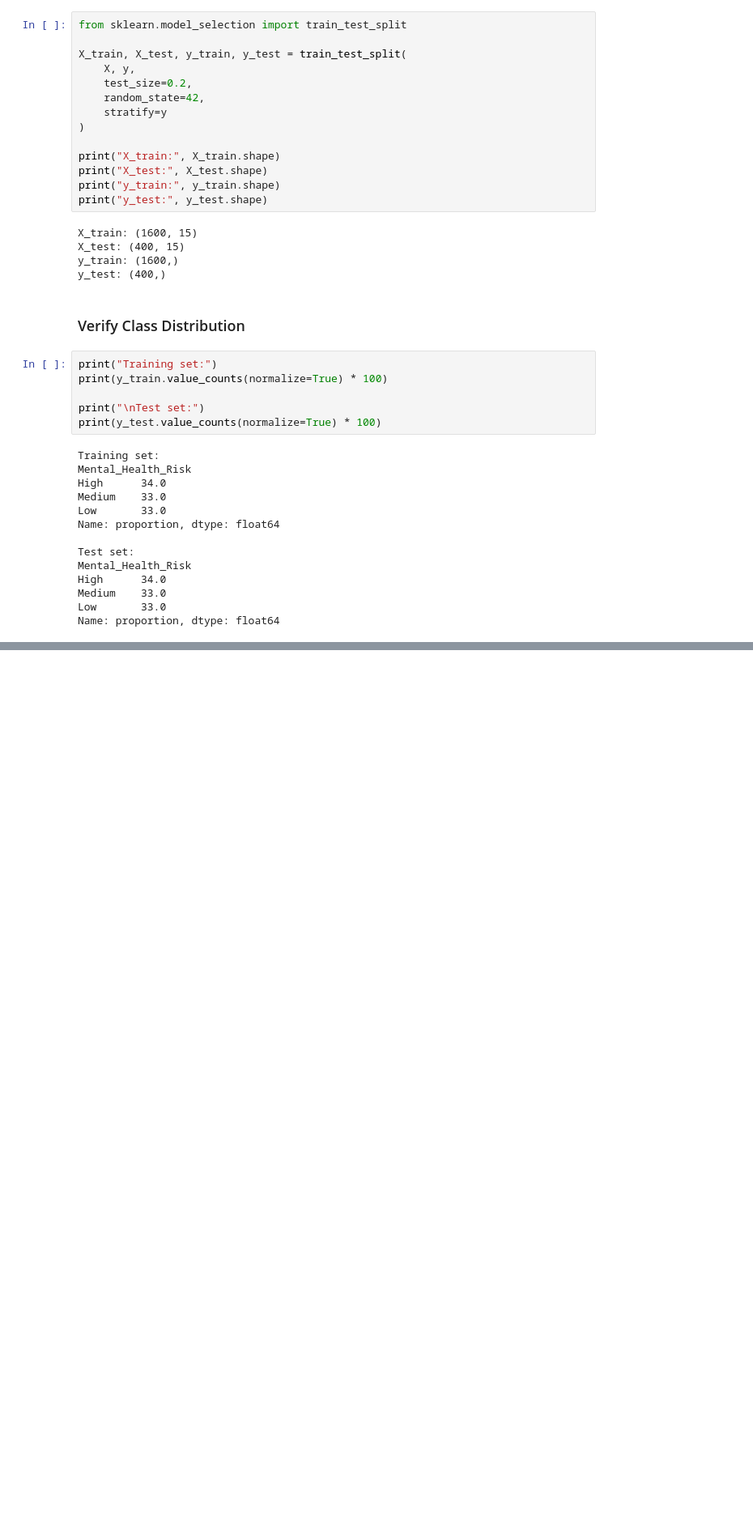
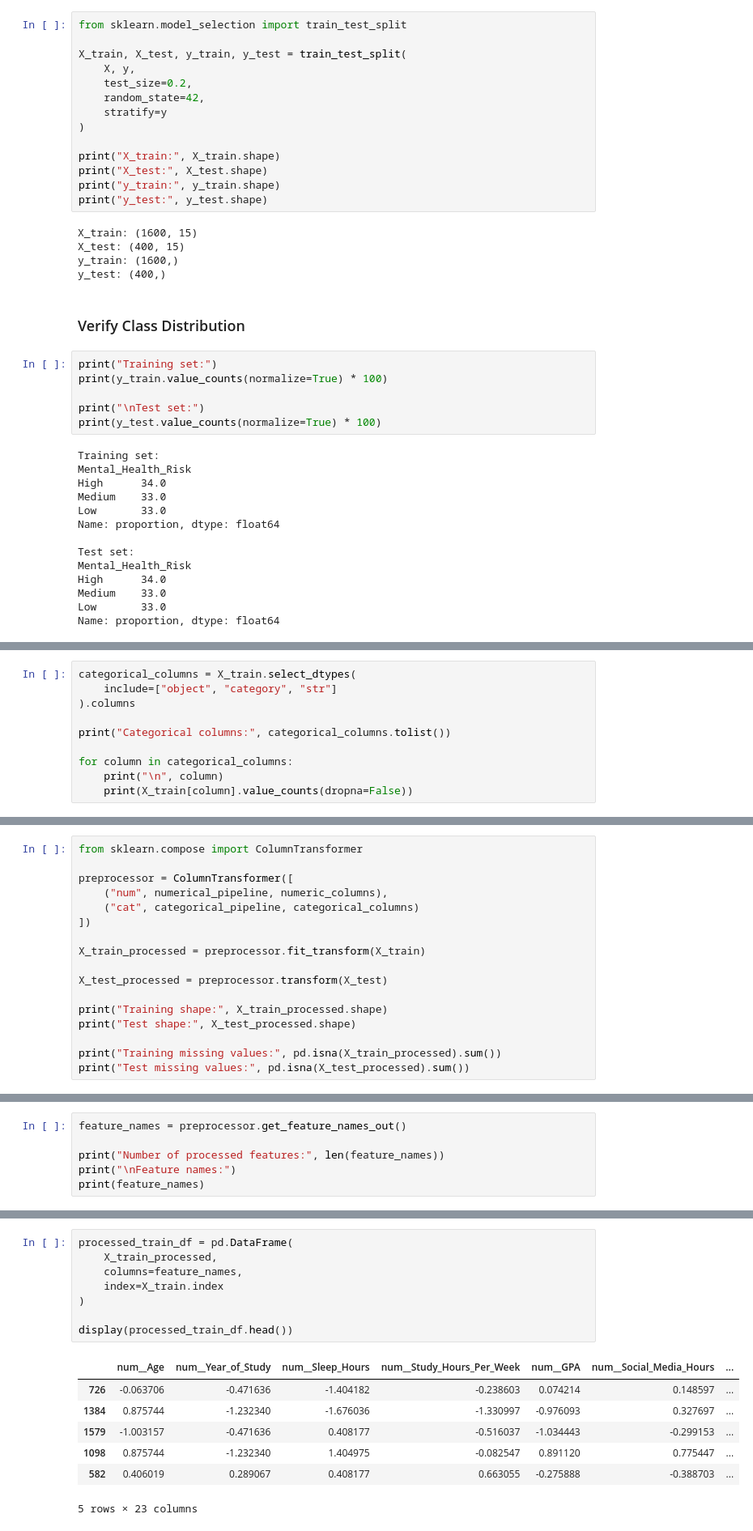
Before and after one commit to YounessAitJamaa/student-mental-health-risk, a Jupyter notebook: notebooks/01_data_exploration.ipynb, the cells around one changed output, grey strips where cells are left out. Shown at 81% size. Cells and saved outputs as stored; diff of their text form; blank space fills up the shorter version.

Commit message:
Complete data cleaning and preprocessing

```diff
--- a/notebooks/01_data_exploration.ipynb
+++ b/notebooks/01_data_exploration.ipynb
@@ -659,0 +860,10 @@ Name: proportion, dtype: float64
+# %%
+categorical_columns = X_train.select_dtypes(
+    include=["object", "category", "str"]
+).columns
+
+print("Categorical columns:", categorical_columns.tolist())
+
+for column in categorical_columns:
+    print("\n", column)
+    print(X_train[column].value_counts(dropna=False))
@@ -659,0 +992,17 @@ Name: proportion, dtype: float64
+# %%
+from sklearn.compose import ColumnTransformer
+
+preprocessor = ColumnTransformer([
+    ("num", numerical_pipeline, numeric_columns),
+    ("cat", categorical_pipeline, categorical_columns)
+])
+
+X_train_processed = preprocessor.fit_transform(X_train)
+
+X_test_processed = preprocessor.transform(X_test)
+
+print("Training shape:", X_train_processed.shape)
+print("Test shape:", X_test_processed.shape)
+
+print("Training missing values:", pd.isna(X_train_processed).sum())
+print("Test missing values:", pd.isna(X_test_processed).sum())
@@ -659,0 +1016,6 @@ Name: proportion, dtype: float64
+# %%
+feature_names = preprocessor.get_feature_names_out()
+
+print("Number of processed features:", len(feature_names))
+print("\nFeature names:")
+print(feature_names)
@@ -659,0 +1036,16 @@ Name: proportion, dtype: float64
+# %%
+processed_train_df = pd.DataFrame(
+    X_train_processed,
+    columns=feature_names,
+    index=X_train.index
+)
+
+display(processed_train_df.head())
+# %% [output]
+|  | num__Age | num__Year_of_Study | num__Sleep_Hours | num__Study_Hours_Per_Week | num__GPA | num__Social_Media_Hours | ... |
+| 726 | -0.063706 | -0.471636 | -1.404182 | -0.238603 | 0.074214 | 0.148597 | ... |
+| 1384 | 0.875744 | -1.232340 | -1.676036 | -1.330997 | -0.976093 | 0.327697 | ... |
+| 1579 | -1.003157 | -0.471636 | 0.408177 | -0.516037 | -1.034443 | -0.299153 | ... |
+| 1098 | 0.875744 | -1.232340 | 1.404975 | -0.082547 | 0.891120 | 0.775447 | ... |
+| 582 | 0.406019 | 0.289067 | 0.408177 | 0.663055 | -0.275888 | -0.388703 | ... |
+5 rows × 23 columns
```
Also changed, not shown: parts of 31 cells of this notebook.
